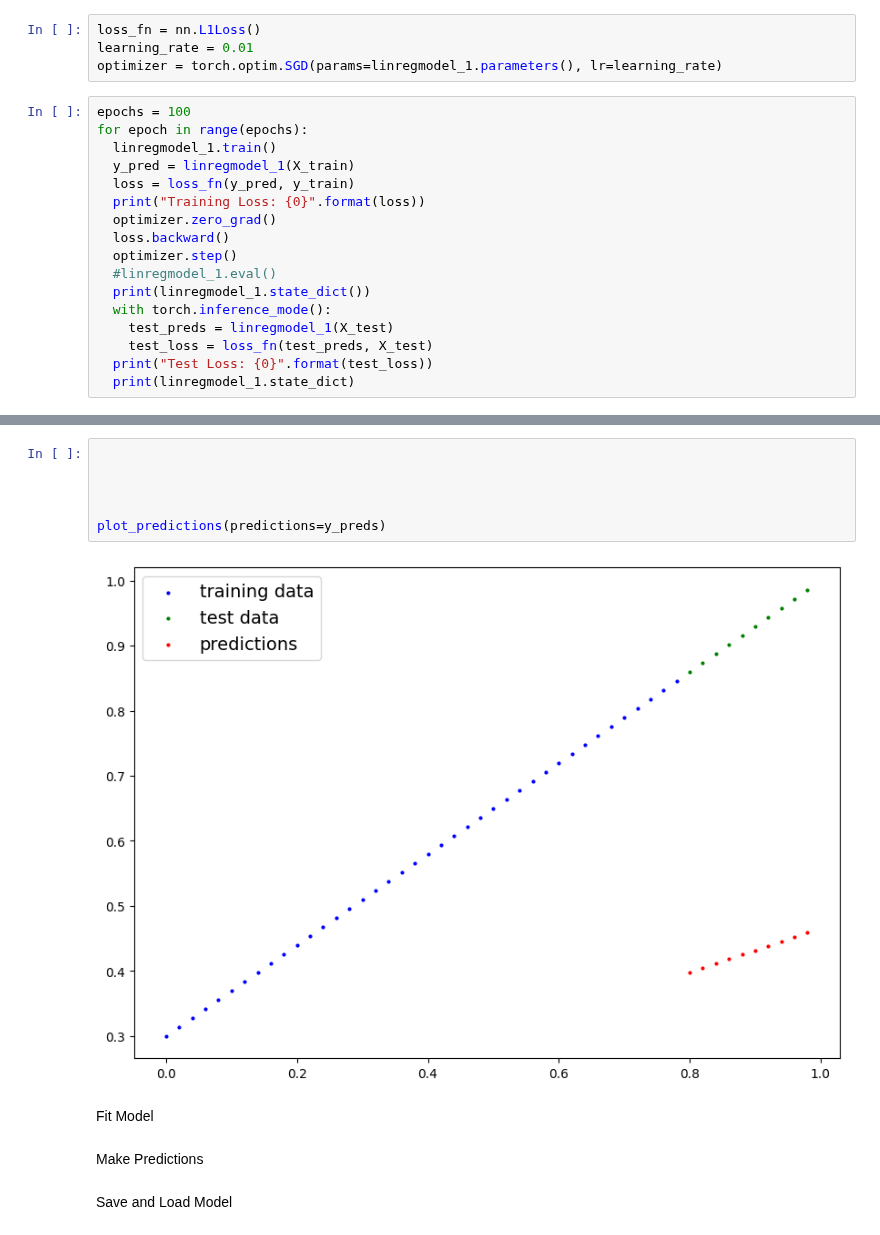
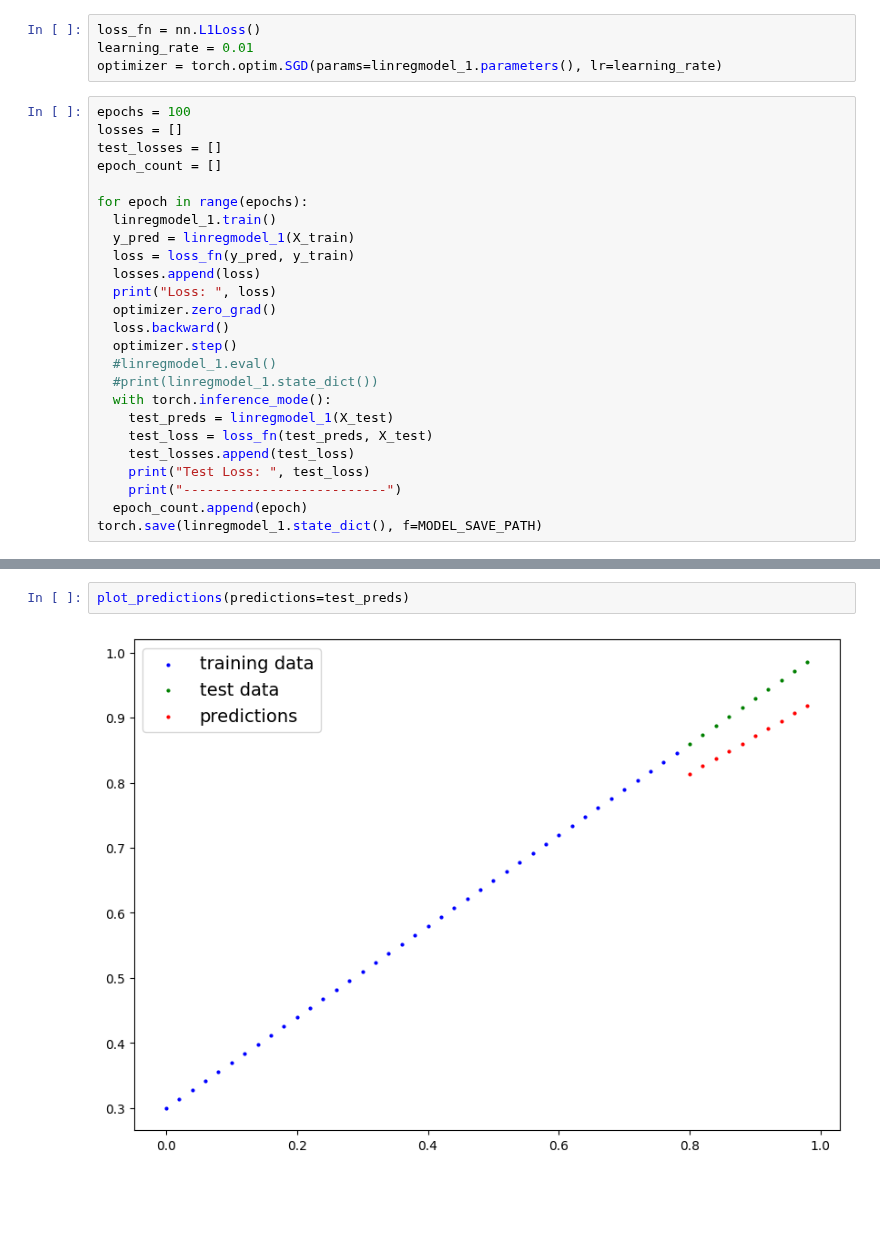
Before and after one commit to jenniferamhajduk/portfolio, a Jupyter notebook: pytorch_workflow.ipynb, the cells around one changed output, grey strips where cells are left out. Cells and saved outputs as stored; diff of their text form; blank space fills up the shorter version.

```diff
--- a/pytorch_workflow.ipynb
+++ b/pytorch_workflow.ipynb
@@ -152,19 +163,27 @@ learning_rate = 0.01
 optimizer = torch.optim.SGD(params=linregmodel_1.parameters(), lr=learning_rate)
 # %%
 epochs = 100
+losses = []
+test_losses = []
+epoch_count = []
+
 for epoch in range(epochs):
   linregmodel_1.train()
   y_pred = linregmodel_1(X_train)
   loss = loss_fn(y_pred, y_train)
-  print("Training Loss: {0}".format(loss))
+  losses.append(loss)
+  print("Loss: ", loss)
   optimizer.zero_grad()
   loss.backward()
   optimizer.step()
   #linregmodel_1.eval()
-  print(linregmodel_1.state_dict())
+  #print(linregmodel_1.state_dict())
   with torch.inference_mode():
     test_preds = linregmodel_1(X_test)
     test_loss = loss_fn(test_preds, X_test)
-  print("Test Loss: {0}".format(test_loss))
-  print(linregmodel_1.state_dict)
+    test_losses.append(test_loss)
+    print("Test Loss: ", test_loss)
+    print("--------------------------")
+  epoch_count.append(epoch)
+torch.save(linregmodel_1.state_dict(), f=MODEL_SAVE_PATH)
 # %% [output]
@@ -188,14 +207,4 @@ Test Loss: 0.04144788905978203
-# %%
-
-
-
-
-plot_predictions(predictions=y_preds)
-# %% [output]
-[figure, removed]
-# %% [markdown]
-Fit Model
-# %% [markdown]
-Make Predictions
-# %% [markdown]
-Save and Load Model
+# %%
+plot_predictions(predictions=test_preds)
+# %% [output]
+[figure, added]
```
Also changed, not shown: parts of 6 cells of this notebook.
